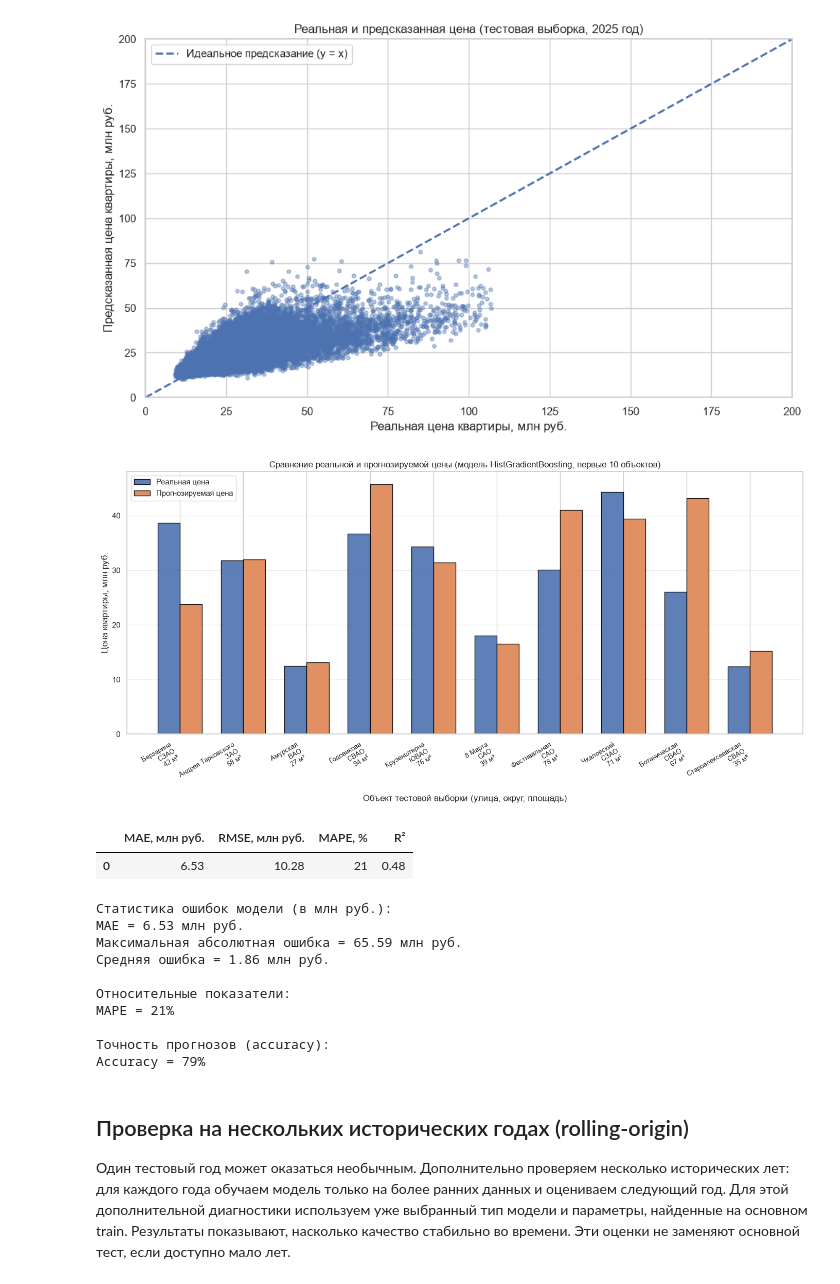
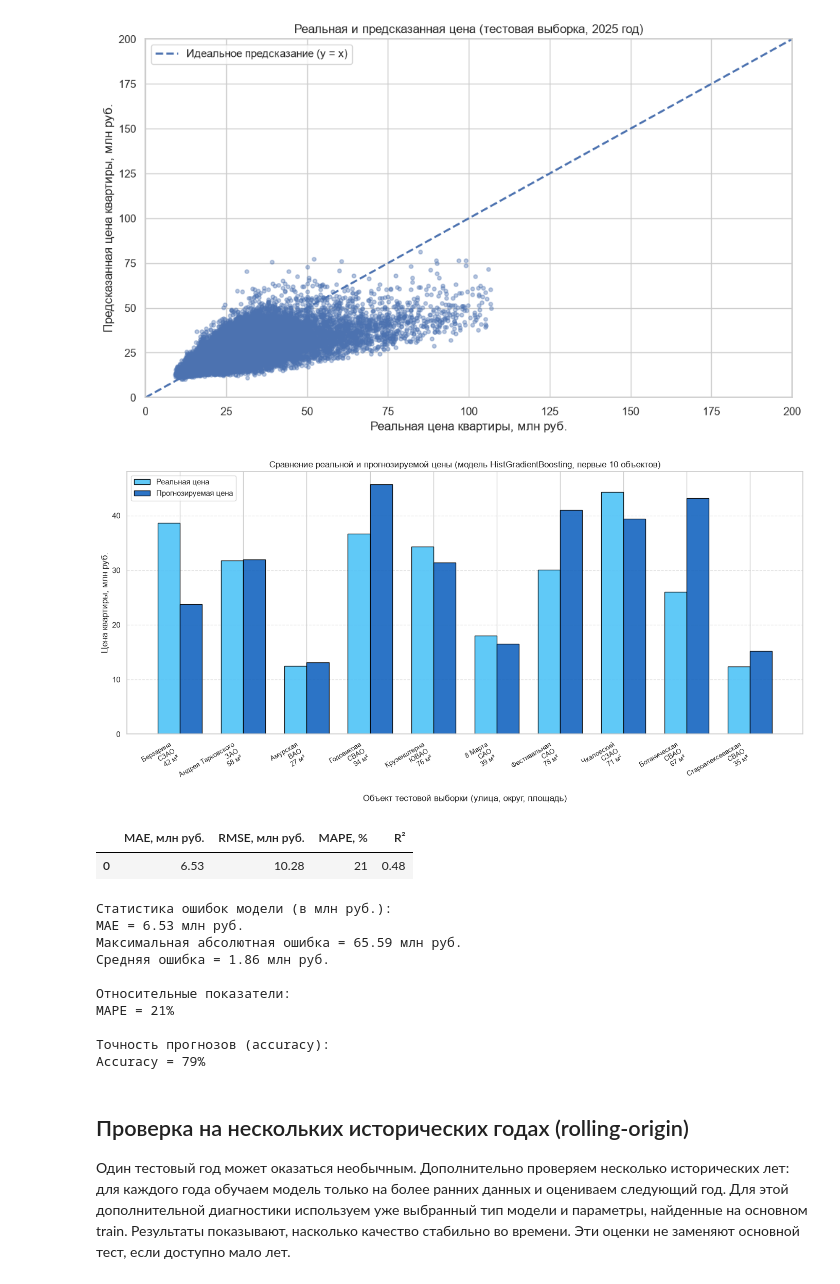
Before and after one commit to o-Anna-o/Prognosis_system, a Jupyter notebook: Prognosis_system.ipynb, the cells around one changed output. Saved outputs shown, nothing was run; the diff lists cells and outputs as text; code cells hidden in the pictures.

```diff
--- a/Prognosis_system.ipynb
+++ b/Prognosis_system.ipynb
@@ -576,41 +576,41 @@ if n > 0:
     x = np.arange(n)
     width = 0.35
     plt.figure(figsize=(14, 7))
-    plt.bar(x - width / 2, sample['real_mln'], width, label='Реальная цена', alpha=0.9, edgecolor='black')
-    plt.bar(x + width / 2, sample['predicted_mln'], width, label='Прогнозируемая цена', alpha=0.9, edgecolor='black')
+    plt.bar(x - width / 2, sample['real_mln'], width, label='Реальная цена', alpha=0.9, edgecolor='black',color="#4FC3F7")
+    plt.bar(x + width / 2, sample['predicted_mln'], width, label='Прогнозируемая цена', alpha=0.9, edgecolor='black', color="#1565C0")
     plt.xlabel('Объект тестовой выборки (улица, округ, площадь)')
     plt.ylabel('Цена квартиры, млн руб.')
     plt.title(f'Сравнение реальной и прогнозируемой цены (модель {best_model_name}, первые {n} объектов)')
     plt.xticks(x, labels, rotation=30, ha='right', fontsize=9)
     plt.legend()
     plt.grid(axis='y', linestyle='--', alpha=0.5)
     plt.tight_layout()
     plt.show()
 else:
     print('Нет тестовых объектов для визуализации.')
 
 # Сводные метрики качества на отложенном тестовом периоде
 test_metrics = pd.DataFrame([{
     "MAE, млн руб.": mean_absolute_error(actual_test, pred_test)/1e6,
     "RMSE, млн руб.": np.sqrt(mean_squared_error(actual_test, pred_test))/1e6,
     "MAPE, %": round(float(np.mean(abs_pct_error))),
     "R²": r2_score(actual_test, pred_test) if len(actual_test) > 1 else np.nan
 }])
 display(test_metrics.round(2))
 
 print('\nСтатистика ошибок модели (в млн руб.):')
 print(f"MAE = {comparison['error_mln'].abs().mean():.2f} млн руб.")
 print(f"Максимальная абсолютная ошибка = {comparison['error_mln'].abs().max():.2f} млн руб.")
 print(f"Средняя ошибка = {comparison['error_mln'].mean():.2f} млн руб.")
 print('\nОтносительные показатели:')
 print(f"MAPE = {comparison['error_pct'].mean():.0f}%")
 
 # Единый показатель точности прогнозов: Accuracy = 100% − MAPE
 print('\nТочность прогнозов (accuracy):')
 accuracy = 100 - comparison['error_pct'].mean()
 print(f'Accuracy = {accuracy:.0f}%')
 # %% [output]
-[figure, old version]
+[figure, new version]
 |  | MAE, млн руб. | RMSE, млн руб. | MAPE, % | R² |
 | 0 | 6.53 | 10.28 | 21 | 0.48 |
 Статистика ошибок модели (в млн руб.):
```
Also changed, not shown: parts of 9 cells of this notebook, 1 other file.
